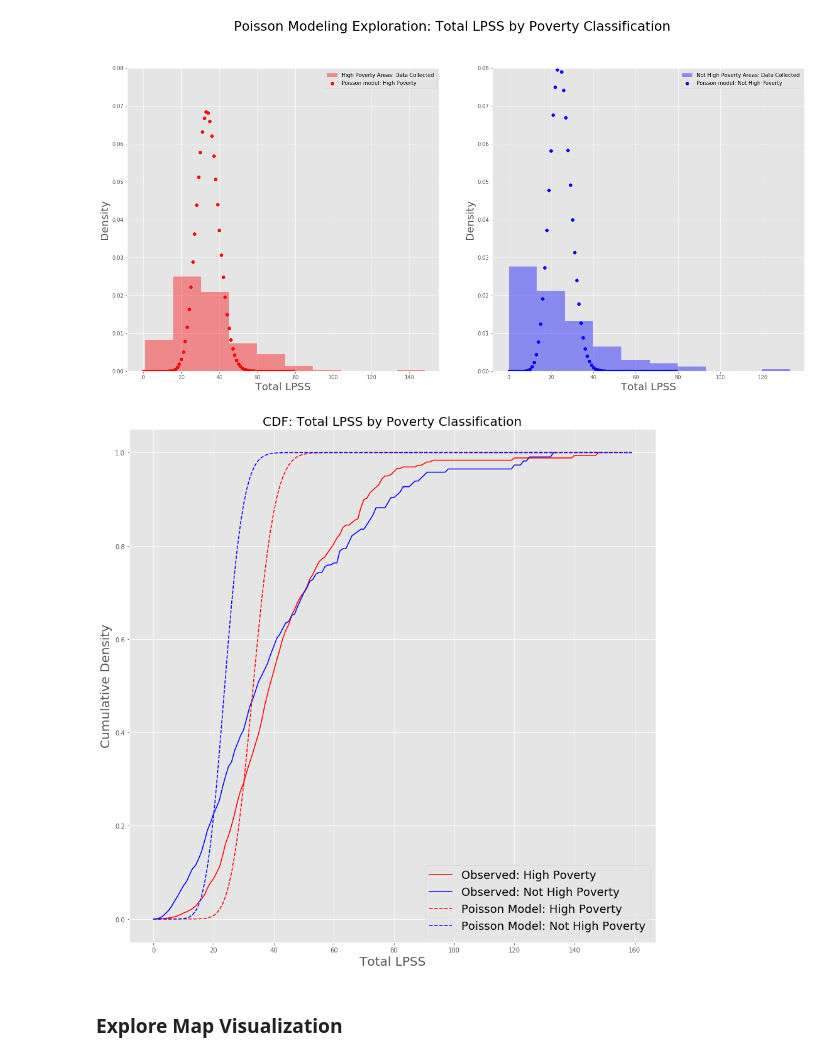
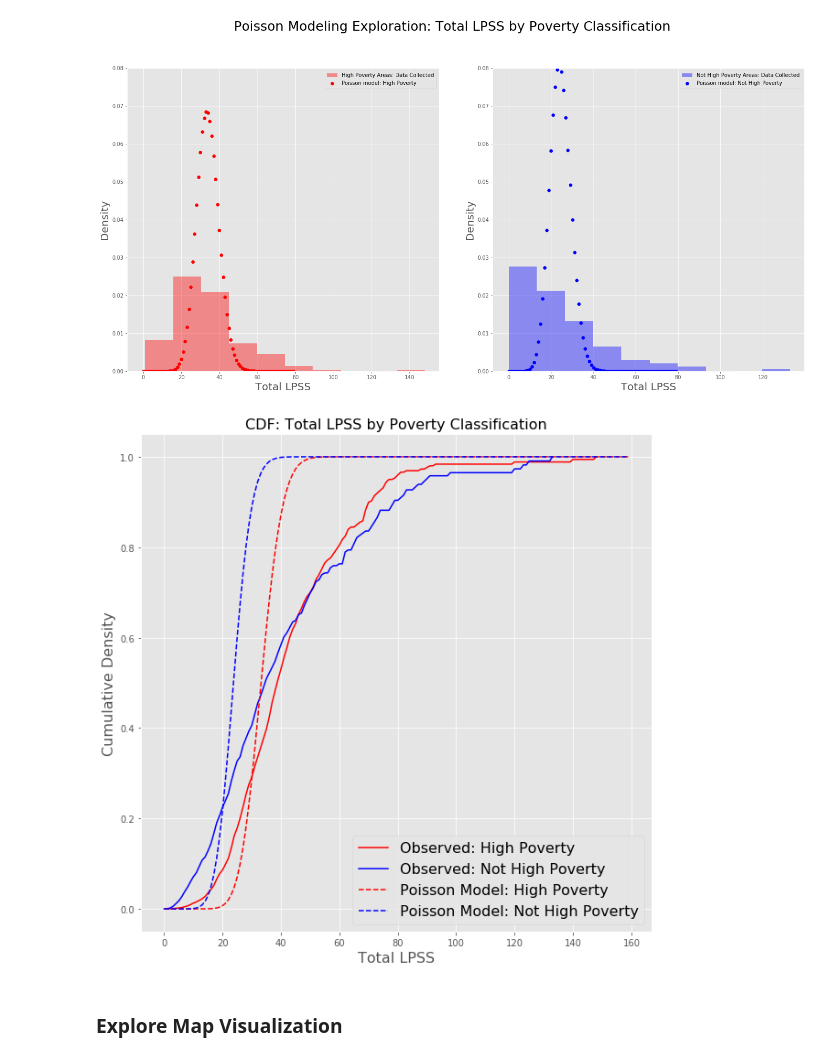
Before and after one commit to jamiewessels/Philly_Food_Access, a Jupyter notebook: notebooks/Exploratory_Data_Analysis.ipynb, the cells around one changed output. Saved outputs shown, nothing was run; the diff lists cells and outputs as text; code cells hidden in the pictures.

Commit message:
default font sizes to all graphs

```diff
--- a/notebooks/Exploratory_Data_Analysis.ipynb
+++ b/notebooks/Exploratory_Data_Analysis.ipynb
@@ -847,25 +847,25 @@ fig.tight_layout(pad = 5)
 # %% [output]
 [figure]
 # %%
-fig, ax = plt.subplots(figsize = (15, 15))
+fig, ax = plt.subplots(figsize = (10, 10))
 labels = ['High Poverty', 'Not High Poverty']
 colors = ['red', 'blue']
 dfs = [high_pov, not_high_pov]
 columns_c = ['tot_lpss', 'tot_lpss']
 labels_c = ['Observed: High Poverty', 'Observed: Not High Poverty']
-ax.set_xlabel('Total LPSS', fontsize = 20)
-ax.set_ylabel('Cumulative Density', fontsize = 20)
+ax.set_xlabel('Total LPSS', fontsize = 16)
+ax.set_ylabel('Cumulative Density', fontsize = 16)
 
 overlay_plots(ax, dfs_c, columns_c, labels_c, colors, 'CDFs: Total LPSS by Poverty Classification')
 
 x = np.arange(0, 160, 1)
 ax.plot(stats.poisson(mu = lmbda_lpss_highpov).cdf(x), color = 'red', linestyle = 'dashed', label = 'Poisson Model: High Poverty')
 ax.plot(stats.poisson(mu = lmbda_lpss_notpov).cdf(x), color = 'blue', linestyle = 'dashed', label = 'Poisson Model: Not High Poverty')
-ax.legend(fontsize = 18)
-ax.set_title('CDF: Total LPSS by Poverty Classification', fontsize = 20);
+ax.legend(fontsize = 16)
+ax.set_title('CDF: Total LPSS by Poverty Classification', fontsize = 16);
 # fig.savefig('../images/poisson_cdfs.jpeg')
 # %% [output]
-[figure, old version]
+[figure, new version]
 # %% [markdown]
 ### Explore Map Visualization
 # %%
```
Also changed, not shown: parts of 3 cells of this notebook, 9 other files.
